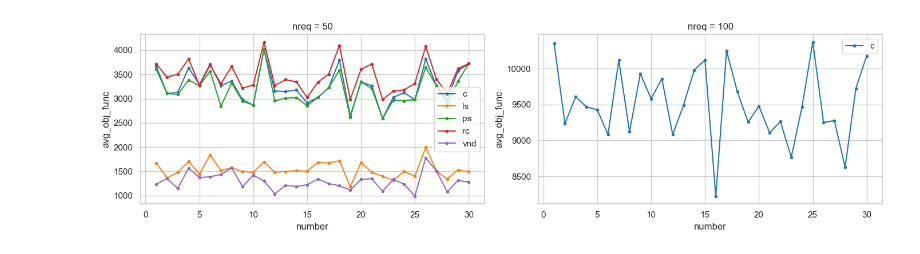
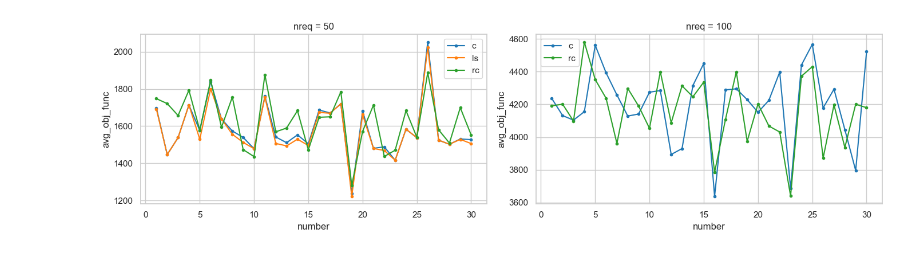
Before and after one commit to aksinia-02/Selective-Capacitated-Fair-Pickup-and-Delivery-Problem, a Jupyter notebook: Statistic.ipynb, the cells around one changed output. Drawn from its saved outputs; the diff is of its cells as text; code cells hidden in the pictures.

Commit message:
new plots

```diff
--- a/Statistic.ipynb
+++ b/Statistic.ipynb
@@ -8,0 +196,7 @@ import os
+# %%
+list_nh = ['exchange', 'pickup_relocate', 'dropoff_relocate', 'remove_and_append', 'move']
+list_str = ['best', 'first']
+# %%
+df_ls = concat_dfs("ls", [f"{nh}_{s}" for nh in list_nh for s in list_str])
+df_ls[["neighborhood structures", "strategy"]] = df_ls["type"].str.rsplit("_", n=1, expand=True)
+display(df_ls)
@@ -9,20 +254,5 @@ import os
 # %%
-def plot_avg_obj_func(data_folder="./output"):
-    all_dfs = []
-
-    # --- Load all CSVs and tag with algorithm name ---
-    for folder_name in sorted(os.listdir(data_folder)):
-        folder_path = os.path.join(data_folder, folder_name)
-        if os.path.isdir(folder_path):
-            for file_name in sorted(f for f in os.listdir(folder_path) if f.endswith('.csv')):
-                file_path = os.path.join(folder_path, file_name)
-
-                df = pd.read_csv(file_path)
-                df['algorithm'] = folder_name
-                all_dfs.append(df)
-
-    # Concatenate into one dataframe
-    df = pd.concat(all_dfs, ignore_index=True)
+def plot_avg_obj_func(df):
 
     # Unique nreq values → one plot per nreq
     unique_nreqs = sorted(df['nreq'].unique())
@@ -42,7 +272,6 @@ def plot_avg_obj_func(data_folder="./output"):
     for idx, nreq in enumerate(unique_nreqs):
         row, col = divmod(idx, n_cols)
         ax = axes[row][col]
-
         sub = df[df['nreq'] == nreq].copy()
 
         ax.set_title(f"nreq = {nreq}")
@@ -79,0 +354,3 @@ dfs = []
+# %%
+df_all = pd.concat([df_construction, df_construction_random, df_ls], ignore_index=True)
+df_all=df_all[(df_all["type"]== "with_reordering") | ((df_all["neighborhood structures"]== "remove_and_append") & (df_all["strategy"]=="best"))]
@@ -80,4 +377,4 @@ dfs = []
 # %%
-plot_avg_obj_func(data_folder="./output")
+plot_avg_obj_func(df_all)
 # %% [output]
-[figure, old version]
+[figure, new version]
```
Also changed, not shown: parts of 38 cells of this notebook.
